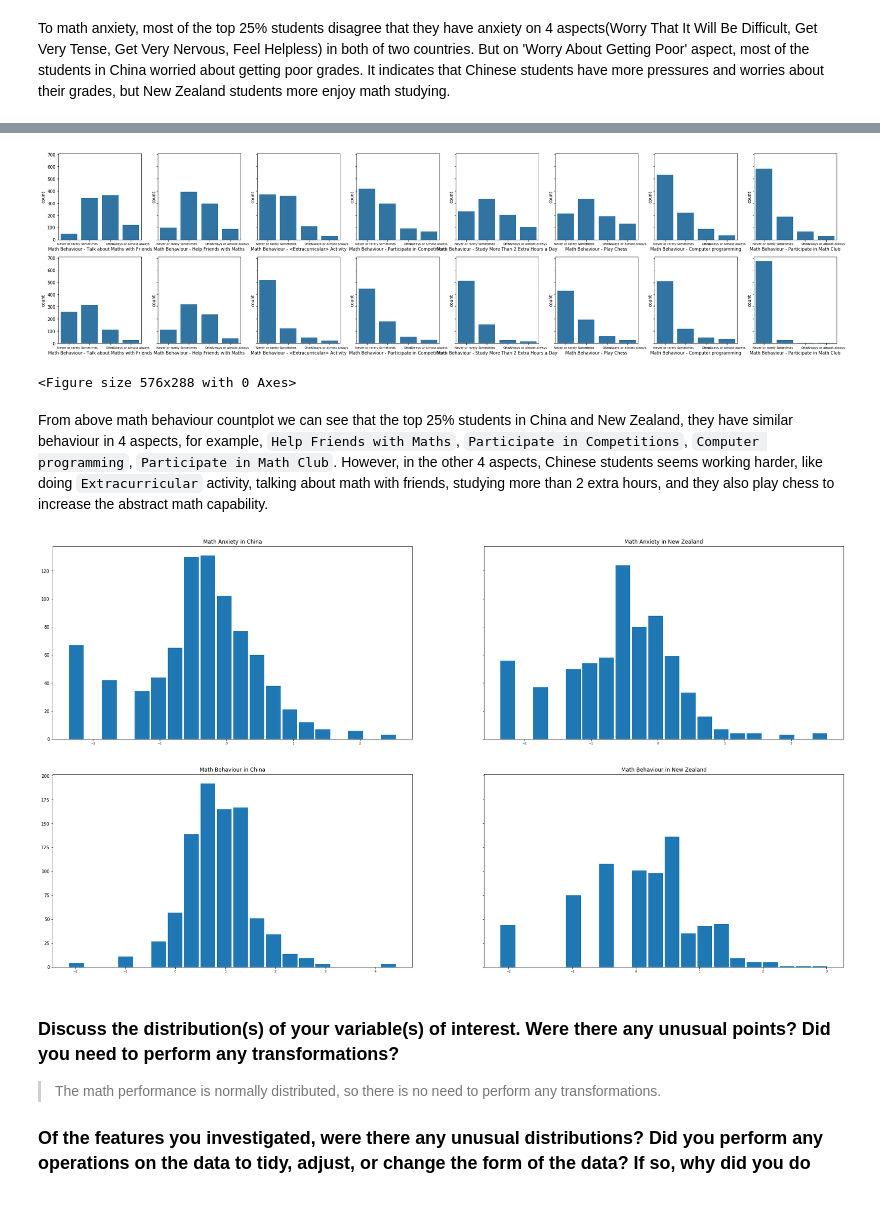
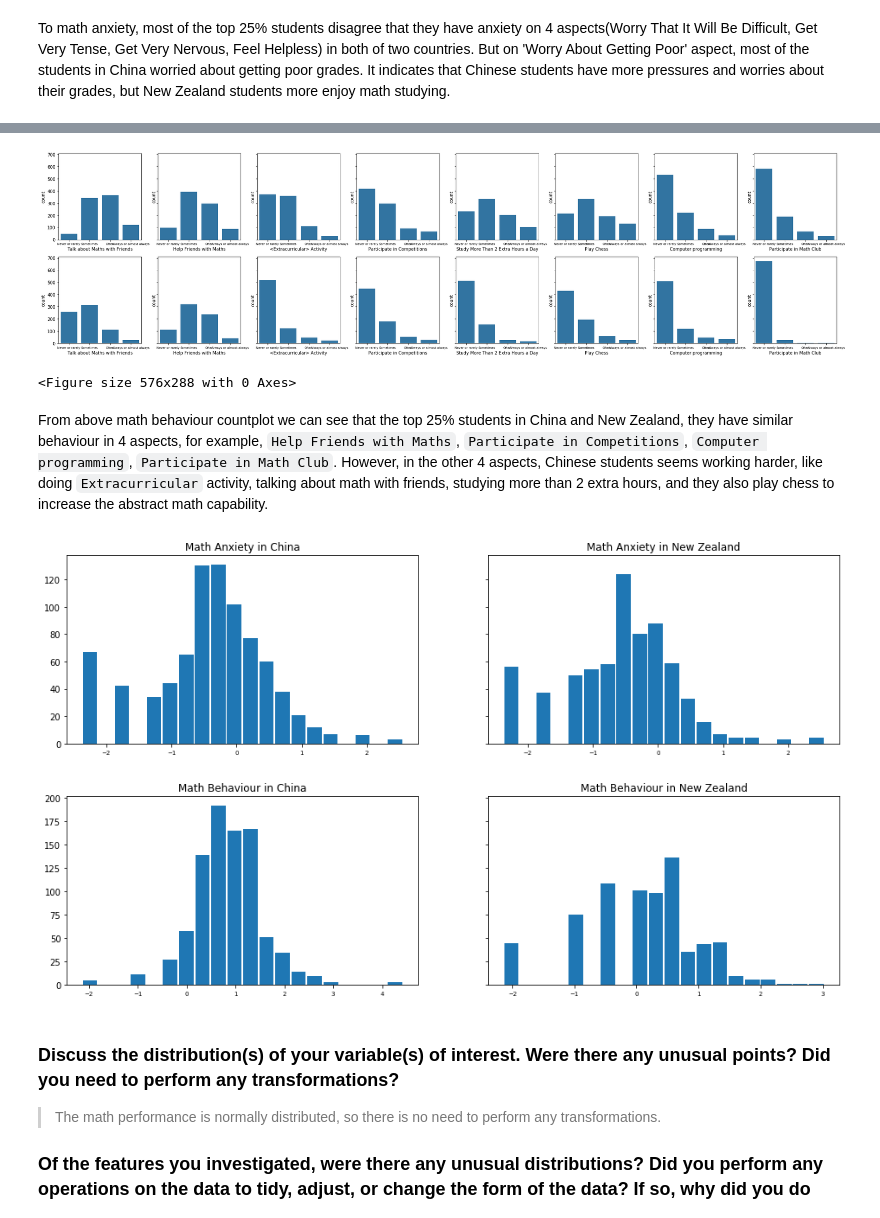
Before and after one commit to EllenZhangYarong/DataScience, a Jupyter notebook: DAND/CapstoneProjects/Project4_PISA/exploration_PISA.ipynb, the cells around one changed output, grey strips where cells are left out. Cells and saved outputs as stored; diff of their text form; code cells hidden in the pictures.

```diff
--- a/DAND/CapstoneProjects/Project4_PISA/exploration_PISA.ipynb
+++ b/DAND/CapstoneProjects/Project4_PISA/exploration_PISA.ipynb
@@ -394,8 +443,10 @@ I compared the average math performance between Shanghai China and New Zealand.
+# %%
+df_iod = pd.read_csv('./dataset/pisa_iod.csv')
 # %%
-df_china = df_pisa.query('CNT=="China-Shanghai"')
+df_china = df_iod.query('CNT=="China-Shanghai"')
 df_ch_top25 = df_china.query('AMP > 684')
 # %%
-df_nz = df_pisa.query('CNT=="New Zealand"')
+df_nz = df_iod.query('CNT=="New Zealand"')
 df_nz_top25 = df_nz.query('AMP > 570')
 # %%
 plt.rcParams["figure.figsize"] = [16, 8]
@@ -535,50 +613,56 @@ fig, ax = plt.subplots(nrows=2,ncols=8, sharey=True, figsize = [32,8])
 
 default_color = sns.color_palette()[0]
 
-sns.countplot(data = df_ch_behaviour, x = 'Math Behaviour - Talk about Maths with Friends', color = default_color, ax = ax[0,0])
-sns.countplot(data = df_ch_behaviour, x = 'Math Behaviour - Help Friends with Maths', color = default_color, ax = ax[0,1])
-sns.countplot(data = df_ch_behaviour, x = 'Math Behaviour - <Extracurricular> Activity', color = default_color, ax = ax[0,2])
-sns.countplot(data = df_ch_behaviour, x = 'Math Behaviour - Participate in Competitions', color = default_color, ax = ax[0,3])
-sns.countplot(data = df_ch_behaviour, x = 'Math Behaviour - Study More Than 2 Extra Hours a Day', color = default_color, ax = ax[0,4])
-sns.countplot(data = df_ch_behaviour, x = 'Math Behaviour - Play Chess', color = default_color, ax = ax[0,5])
-sns.countplot(data = df_ch_behaviour, x = 'Math Behaviour - Computer programming', color = default_color, ax = ax[0,6])
-sns.countplot(data = df_ch_behaviour, x = 'Math Behaviour - Participate in Math Club', color = default_color, ax = ax[0,7])
-sns.countplot(data = df_nz_behaviour, x = 'Math Behaviour - Talk about Maths with Friends', color = default_color, ax = ax[1,0])
-sns.countplot(data = df_nz_behaviour, x = 'Math Behaviour - Help Friends with Maths', color = default_color, ax = ax[1,1])
-sns.countplot(data = df_nz_behaviour, x = 'Math Behaviour - <Extracurricular> Activity', color = default_color, ax = ax[1,2])
-sns.countplot(data = df_nz_behaviour, x = 'Math Behaviour - Participate in Competitions', color = default_color, ax = ax[1,3])
-sns.countplot(data = df_nz_behaviour, x = 'Math Behaviour - Study More Than 2 Extra Hours a Day', color = default_color, ax = ax[1,4])
-sns.countplot(data = df_nz_behaviour, x = 'Math Behaviour - Play Chess', color = default_color, ax = ax[1,5])
-sns.countplot(data = df_nz_behaviour, x = 'Math Behaviour - Computer programming', color = default_color, ax = ax[1,6])
-sns.countplot(data = df_nz_behaviour, x = 'Math Behaviour - Participate in Math Club', color = default_color, ax = ax[1,7])
+sns.countplot(data = df_ch_behaviour, x = behavours_columns[0], color = default_color, ax = ax[0,0])
+sns.countplot(data = df_ch_behaviour, x = behavours_columns[1], color = default_color, ax = ax[0,1])
+sns.countplot(data = df_ch_behaviour, x = behavours_columns[2], color = default_color, ax = ax[0,2])
+sns.countplot(data = df_ch_behaviour, x = behavours_columns[3], color = default_color, ax = ax[0,3])
+sns.countplot(data = df_ch_behaviour, x = behavours_columns[4], color = default_color, ax = ax[0,4])
+sns.countplot(data = df_ch_behaviour, x = behavours_columns[5], color = default_color, ax = ax[0,5])
+sns.countplot(data = df_ch_behaviour, x = behavours_columns[6], color = default_color, ax = ax[0,6])
+sns.countplot(data = df_ch_behaviour, x = behavours_columns[7], color = default_color, ax = ax[0,7])
+sns.countplot(data = df_nz_behaviour, x = behavours_columns[0], color = default_color, ax = ax[1,0])
+sns.countplot(data = df_nz_behaviour, x = behavours_columns[1], color = default_color, ax = ax[1,1])
+sns.countplot(data = df_nz_behaviour, x = behavours_columns[2], color = default_color, ax = ax[1,2])
+sns.countplot(data = df_nz_behaviour, x = behavours_columns[3], color = default_color, ax = ax[1,3])
+sns.countplot(data = df_nz_behaviour, x = behavours_columns[4], color = default_color, ax = ax[1,4])
+sns.countplot(data = df_nz_behaviour, x = behavours_columns[5], color = default_color, ax = ax[1,5])
+sns.countplot(data = df_nz_behaviour, x = behavours_columns[6], color = default_color, ax = ax[1,6])
+sns.countplot(data = df_nz_behaviour, x = behavours_columns[7], color = default_color, ax = ax[1,7])
+
+# plt.xlabel('Fig9: Math Behaviour')
+
 plt.show()
 plt.savefig('./images/behaviour.png')
 # %% [output]
-[figure, old version]
+[figure, new version]
 <Figure size 576x288 with 0 Axes>
 # %% [markdown]
 From above math behaviour countplot we can see that the top 25% students in China and New Zealand, they have similar behaviour in 4 aspects, for example,  `Help Friends with Maths`, `Participate in Competitions`, `Computer programming`, `Participate in Math Club`. However, in the other 4 aspects, Chinese students seems working harder, like doing `Extracurricular` activity, talking about math with friends, studying more than 2 extra hours, and they also play chess to increase the abstract math capability.
 # %%
 # Look into two numeric vars
-
-fig, ax = plt.subplots(nrows=1,ncols=2, sharey=True, figsize = [32,8])
+fig, ax = plt.subplots(nrows=1,ncols=2, sharey=True, figsize = [16,4])
 ax[0].hist(df_ch_top25['ANXMAT'], bins=20, rwidth=0.90)
 ax[1].hist(df_nz_top25['ANXMAT'], bins=20, rwidth=0.90)
 ax[0].set_title('Math Anxiety in China')
 ax[1].set_title('Math Anxiety in New Zealand')
 
+# plt.xlabel('Fig10: Math Anxiety Compared in China and New Zealand')
+
 plt.show()
 # %% [output]
-[figure, old version]
+[figure, new version]
 # %%
 # MATBEH	Mathematics BehaviourANXMAT	Mathematics Anxiety
 
-fig, ax = plt.subplots(nrows=1,ncols=2, sharey=True, figsize = [32,8])
+fig, ax = plt.subplots(nrows=1,ncols=2, sharey=True, figsize = [16,4])
 ax[0].hist(df_ch_top25['MATBEH'], bins=20, rwidth=0.90)
 ax[1].hist(df_nz_top25['MATBEH'], bins=20, rwidth=0.90)
 ax[0].set_title('Math Behaviour in China')
 ax[1].set_title('Math Behaviour in New Zealand')
 
+# plt.xlabel('Fig11: Math Behaviour Compared in China and New Zealand')
+
 plt.show()
 # %% [output]
-[figure, old version]
+[figure, new version]
```
Also changed, not shown: parts of 74 cells of this notebook, 19 other files.
